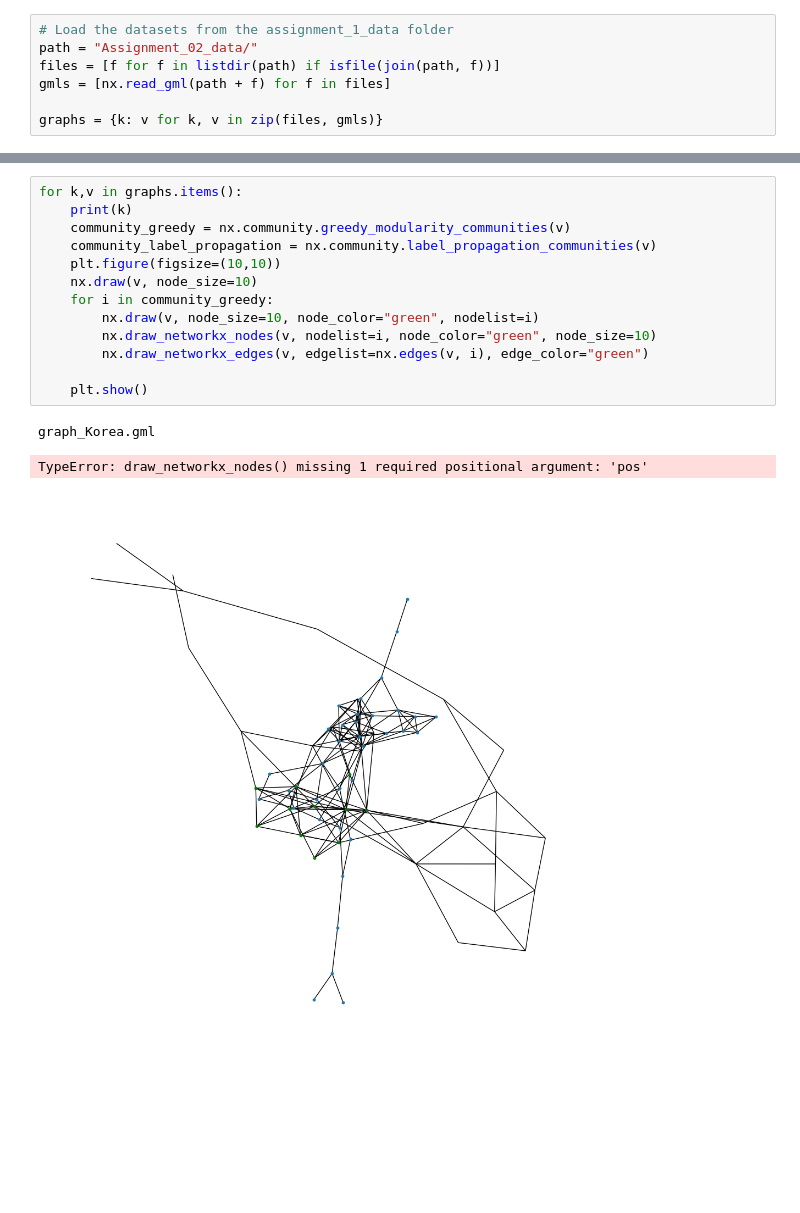
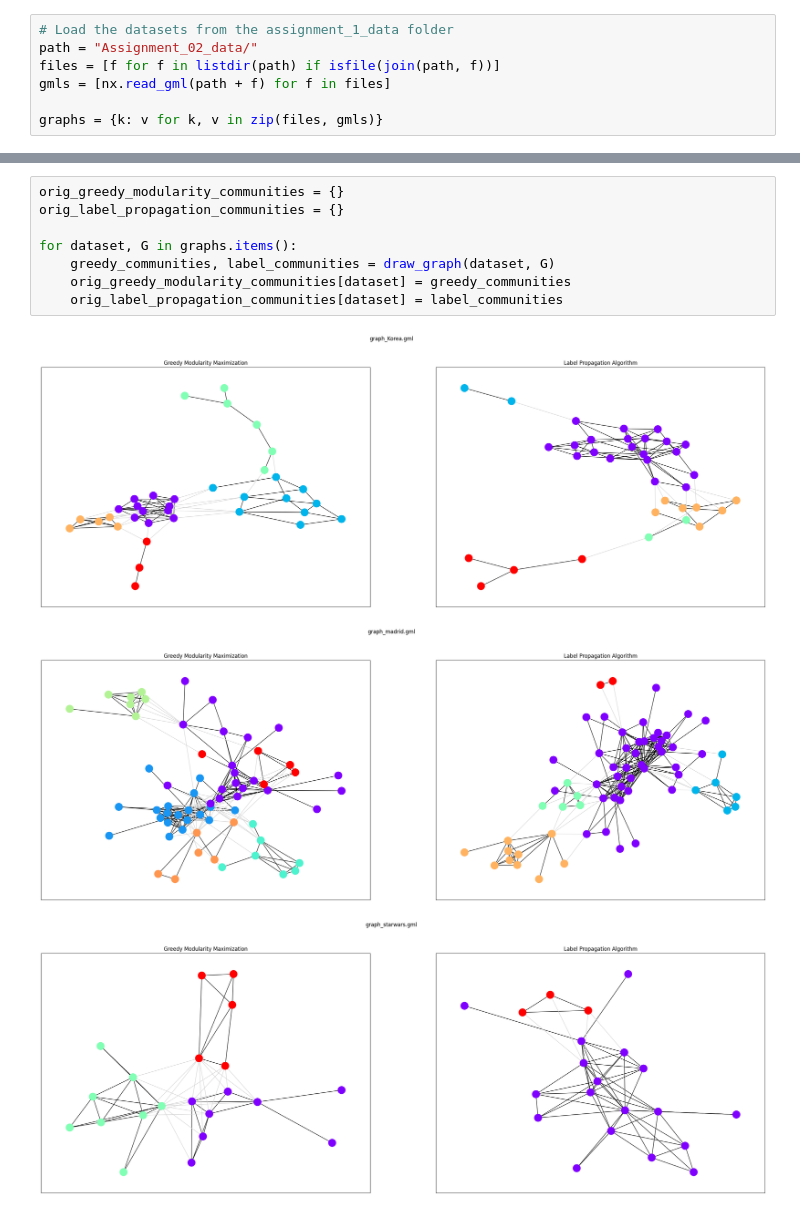
Before and after one commit to paolovic/NetworkScience, a Jupyter notebook: Assignment 2/3 Community Detection/main.ipynb, the cells around one changed output, grey strips where cells are left out. Cells and saved outputs as stored; diff of their text form; blank space fills up the shorter version.

```diff
--- a/Assignment 2/3 Community Detection/main.ipynb
+++ b/Assignment 2/3 Community Detection/main.ipynb
@@ -59,17 +80,12 @@ KeyboardInterrupt:
-# %%
-for k,v in graphs.items():
-    print(k)
-    community_greedy = nx.community.greedy_modularity_communities(v)
-    community_label_propagation = nx.community.label_propagation_communities(v)
-    plt.figure(figsize=(10,10))
-    nx.draw(v, node_size=10)
-    for i in community_greedy:
-        nx.draw(v, node_size=10, node_color="green", nodelist=i)
-        nx.draw_networkx_nodes(v, nodelist=i, node_color="green", node_size=10)
-        nx.draw_networkx_edges(v, edgelist=nx.edges(v, i), edge_color="green")
-
-    plt.show()
-# %% [output]
-graph_Korea.gml
-TypeError: draw_networkx_nodes() missing 1 required positional argument: 'pos'
-[figure, removed]
+# %%
+orig_greedy_modularity_communities = {}
+orig_label_propagation_communities = {}
+
+for dataset, G in graphs.items():
+    greedy_communities, label_communities = draw_graph(dataset, G)
+    orig_greedy_modularity_communities[dataset] = greedy_communities
+    orig_label_propagation_communities[dataset] = label_communities
+# %% [output]
+[figure, added]
+[figure, added]
+[figure, added]
```
Also changed, not shown: parts of 6 cells of this notebook.
